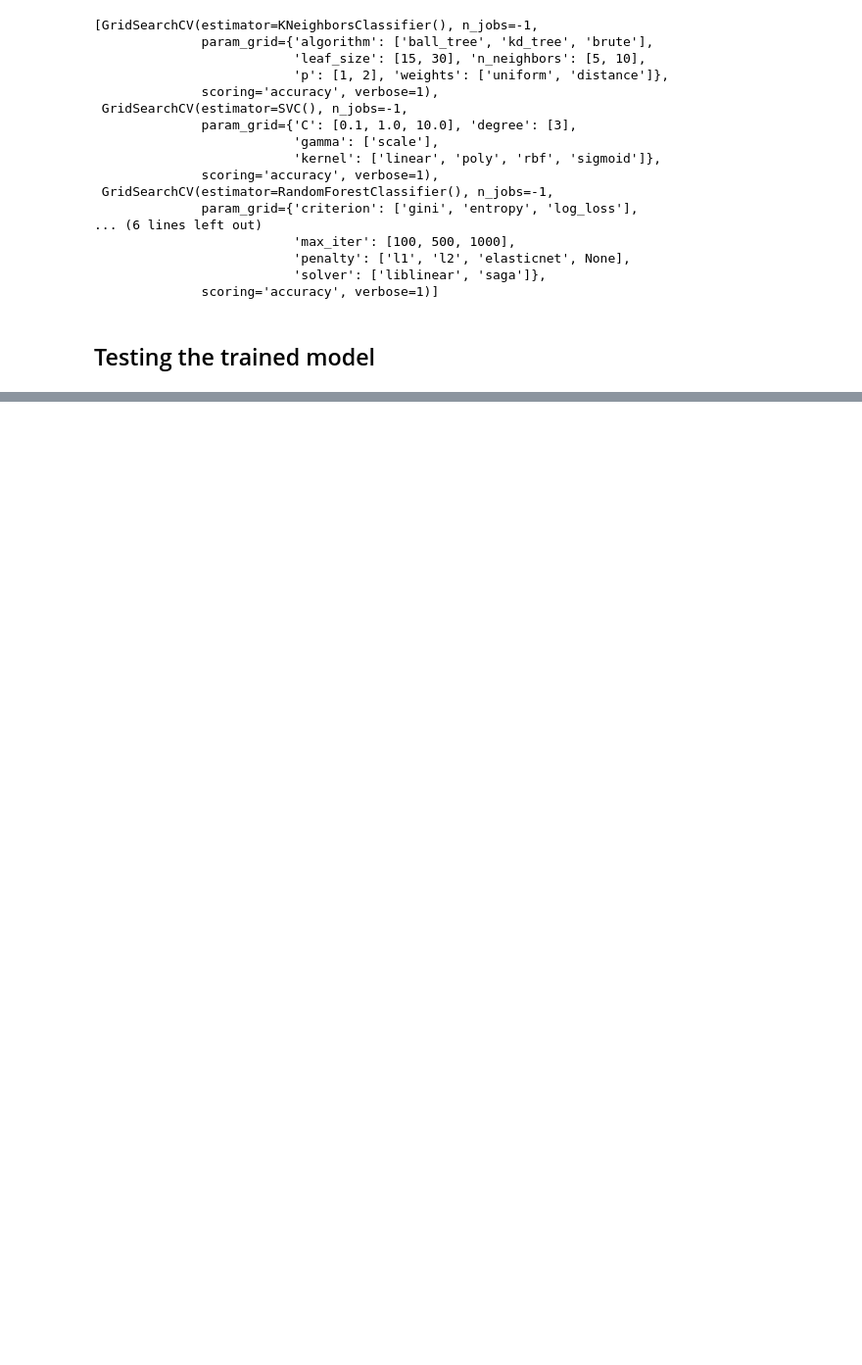
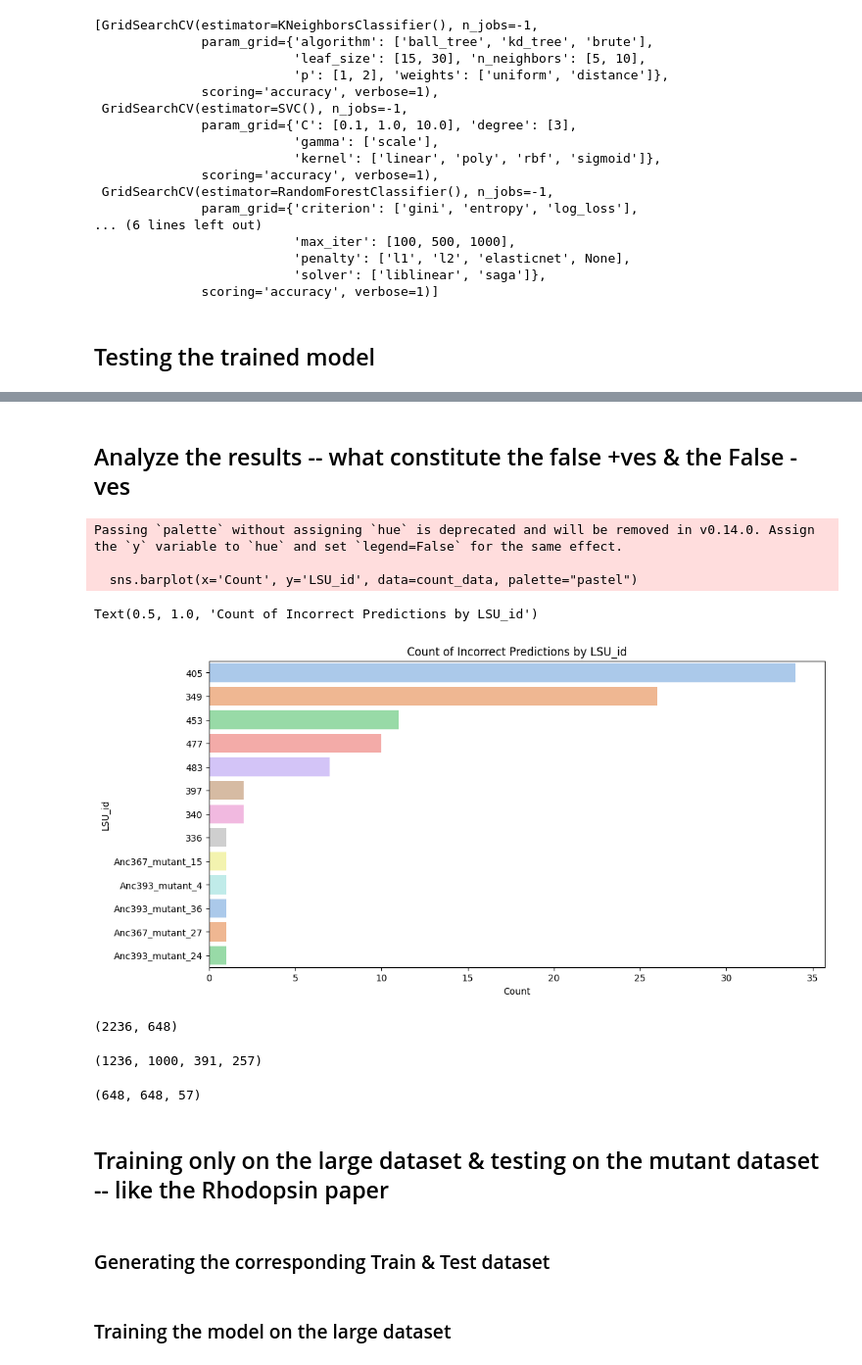
Before and after one commit to kaustubh-amritkar/rubisco_regression_classification, a Jupyter notebook: scripts/checking_different_classifiers.ipynb, the cells around one changed output, grey strips where cells are left out. Shown at 98% size. Drawn from its saved outputs; the diff is of its cells as text; code cells hidden in the pictures; blank space fills up the shorter version.

```diff
--- a/scripts/checking_different_classifiers.ipynb
+++ b/scripts/checking_different_classifiers.ipynb
@@ -256,2 +256,65 @@ ROC AUC: 0.8550359748027107
 [figure]
 [figure]
+# %%
+from datetime import datetime
+
+timestamp_str = datetime.now().strftime("%Y-%m-%d_%H-%M-%S")
+output_dir = f"/home/kaustubh/RuBisCO_ML/regressor_models/models/classifier_model/"
+
+## Saving the best model
+model_name = "RFC"
+best_model = grid_list[2].best_estimator_
+with open(f"{output_dir}/{model_name}_{timestamp_str}_best_model.pkl", "wb") as f:
+    pickle.dump(best_model, f)
+
+
+## Loading the model
+# with open(f"/home/kaustubh/RuBisCO_ML/regressor_models/models/classifier_model/{model_name}_best_model.pkl", "rb") as f:
+#     loaded_model = pickle.load(f)
+# %% [markdown]
+## Analyze the results -- what constitute the false +ves & the False -ves
+# %%
+Xs_test_predict = best_model.predict(Xs_test)
+
+incorrect_pred_ids = []
+incorrect_pred_lsu = []
+for i in range(len(Xs_test)):
+    if Xs_test_predict[i] != ys_test[i]:
+        incorrect_pred_ids.append(headers[test_indices[i]])
+        incorrect_pred_lsu.append(headers[test_indices[i]].split("-")[0])
+        # print(f"LSU_SSU_id: {headers[test_indices[i]]}")
+# %%
+# Create a DataFrame from the incorrect predictions
+incorrect_pred_df = pd.DataFrame({
+    'LSU_SSU_id': incorrect_pred_ids,
+    'LSU_id': incorrect_pred_lsu
+})
+# Count the occurrences of each LSU_id
+count_data = incorrect_pred_df['LSU_id'].value_counts().reset_index()
+count_data.columns = ['LSU_id', 'Count']
+# Plot the count data
+plt.figure(figsize=(12, 6))
+sns.barplot(x='Count', y='LSU_id', data=count_data, palette="pastel")
+plt.title('Count of Incorrect Predictions by LSU_id')
+# %% [output]
+Passing `palette` without assigning `hue` is deprecated and will be removed in v0.14.0. Assign the `y` variable to `hue` and set `legend=False` for the same effect.
+
+  sns.barplot(x='Count', y='LSU_id', data=count_data, palette="pastel")
+Text(0.5, 1.0, 'Count of Incorrect Predictions by LSU_id')
+[figure, added]
+# %%
+len(ys_train), len(ys_test)
+# %% [output]
+(2236, 648)
+# %%
+len([x for x in ys_train if x == 1]), len([x for x in ys_train if x == 0]), len([x for x in ys_test if x == 1]), len([x for x in ys_test if x == 0])
+# %% [output]
+(1236, 1000, 391, 257)
+# %%
+len(ys_test), len(Xs_test), len(test_ids)
+# %% [output]
+(648, 648, 57)
+# %% [markdown]
+## Training only on the large dataset & testing on the mutant dataset -- like the Rhodopsin paper
+# %% [markdown]
+### Generating the corresponding Train & Test dataset
@@ -257,0 +329,2 @@ ROC AUC: 0.8550359748027107
+# %% [markdown]
+### Training the model on the large dataset
```
Also changed, not shown: parts of 16 cells of this notebook.
